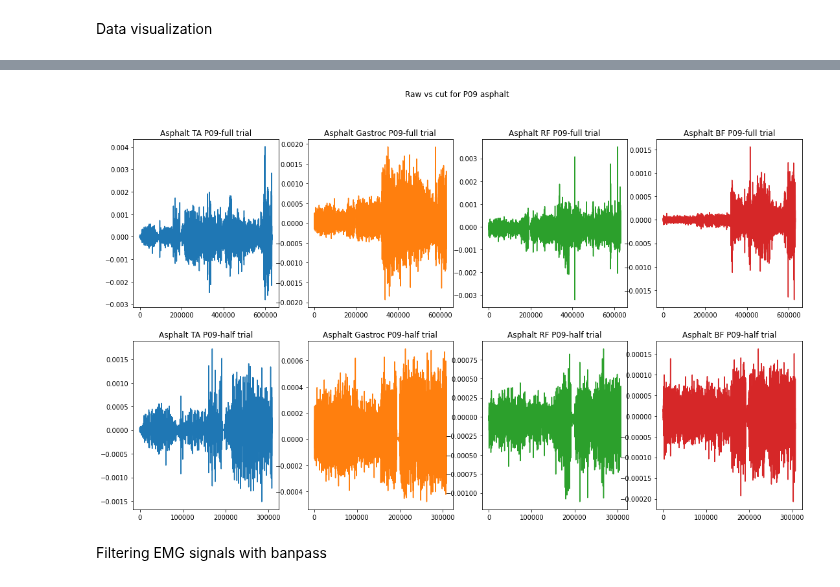
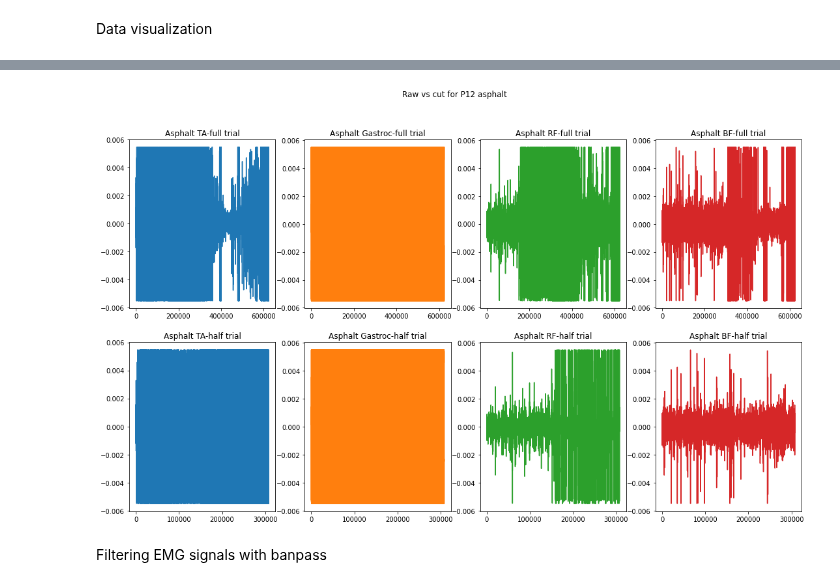
Before and after one commit to Gab2697/Human-Activity-Recognition, a Jupyter notebook: Baseline_CNN.ipynb, the cells around one changed output, grey strips where cells are left out. Saved outputs shown, nothing was run; the diff lists cells and outputs as text; code cells hidden in the pictures.

```diff
--- a/Baseline_CNN.ipynb
+++ b/Baseline_CNN.ipynb
@@ -231,37 +231,37 @@ plt.show()
 # %%
 import matplotlib.pyplot as plt
-df_asphalt=df_asphalt_20
+df_asphalt=df_asphalt_24
 fig, ((ax1, ax2, ax3, ax4), (ax1_cut, ax2_cut, ax3_cut, ax4_cut)) = plt.subplots(2, 4)
 fig.set_size_inches(18.5, 10.5)
-fig.suptitle('Raw vs cut for P09 asphalt')
+fig.suptitle('Raw vs cut for P12 asphalt')
 
 ax1.plot(list(range(0,len(df_asphalt.iloc[:,0]))),df_asphalt.iloc[:,1])
-ax1.title.set_text('Asphalt TA P09-full trial')
+ax1.title.set_text('Asphalt TA-full trial')
 ax1.locator_params(axis='x', nbins=4)
 ax2.plot(list(range(0,len(df_asphalt.iloc[:,0]))),df_asphalt.iloc[:,2], 'tab:orange')
-ax2.title.set_text('Asphalt Gastroc P09-full trial')
+ax2.title.set_text('Asphalt Gastroc-full trial')
 ax2.locator_params(axis='x', nbins=4)
 ax3.plot(list(range(0,len(df_asphalt.iloc[:,0]))),df_asphalt.iloc[:,3], 'tab:green')
-ax3.title.set_text('Asphalt RF P09-full trial')
+ax3.title.set_text('Asphalt RF-full trial')
 ax3.locator_params(axis='x', nbins=4)
 ax4.plot(list(range(0,len(df_asphalt.iloc[:,0]))),df_asphalt.iloc[:,4], 'tab:red')
-ax4.title.set_text('Asphalt BF P09-full trial')
+ax4.title.set_text('Asphalt BF-full trial')
 ax4.locator_params(axis='x', nbins=4)
 
 ax1_cut.plot(list(range(0,len(df_asphalt.iloc[0:308160,0]))),df_asphalt.iloc[0:308160,1])
-ax1_cut.title.set_text('Asphalt TA P09-half trial')
+ax1_cut.title.set_text('Asphalt TA-half trial')
 ax1_cut.locator_params(axis='x', nbins=4)
 ax2_cut.plot(list(range(0,len(df_asphalt.iloc[0:308160,0]))),df_asphalt.iloc[0:308160,2], 'tab:orange')
-ax2_cut.title.set_text('Asphalt Gastroc P09-half trial')
+ax2_cut.title.set_text('Asphalt Gastroc-half trial')
 ax2_cut.locator_params(axis='x', nbins=4)
 ax3_cut.plot(list(range(0,len(df_asphalt.iloc[0:308160,0]))),df_asphalt.iloc[0:308160,3], 'tab:green')
-ax3_cut.title.set_text('Asphalt RF P09-half trial')
+ax3_cut.title.set_text('Asphalt RF-half trial')
 ax3_cut.locator_params(axis='x', nbins=4)
 ax4_cut.plot(list(range(0,len(df_asphalt.iloc[0:308160,0]))),df_asphalt.iloc[0:308160,4], 'tab:red')
-ax4_cut.title.set_text('Asphalt BF P09-half trial')
+ax4_cut.title.set_text('Asphalt BF-half trial')
 ax4_cut.locator_params(axis='x', nbins=4)
 # %% [output]
-[figure, old version]
+[figure, new version]
 # %% [markdown]
 Filtering EMG signals with banpass
 # %%
```
Also changed, not shown: parts of 2 cells of this notebook.
